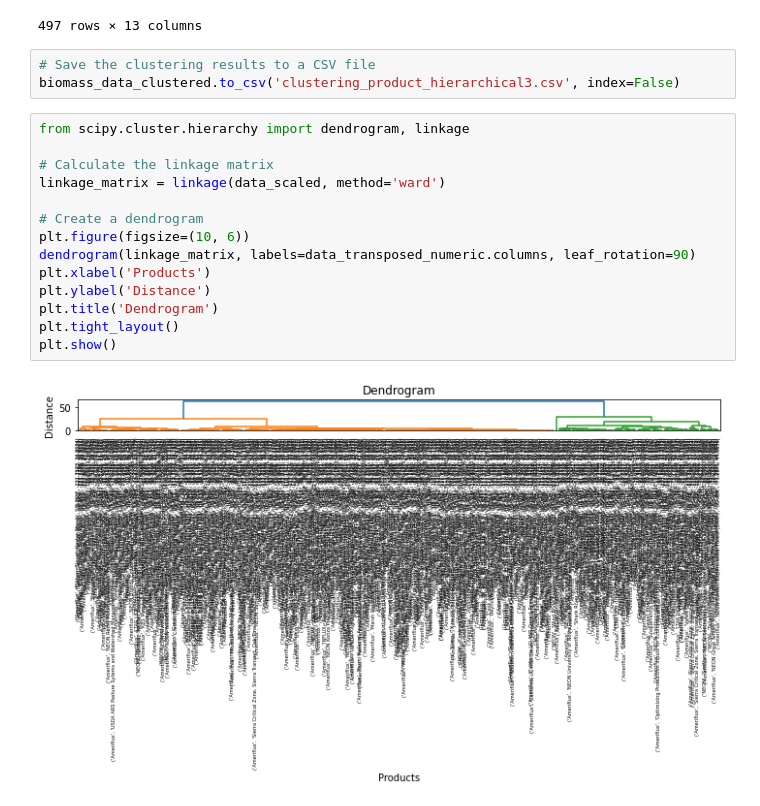
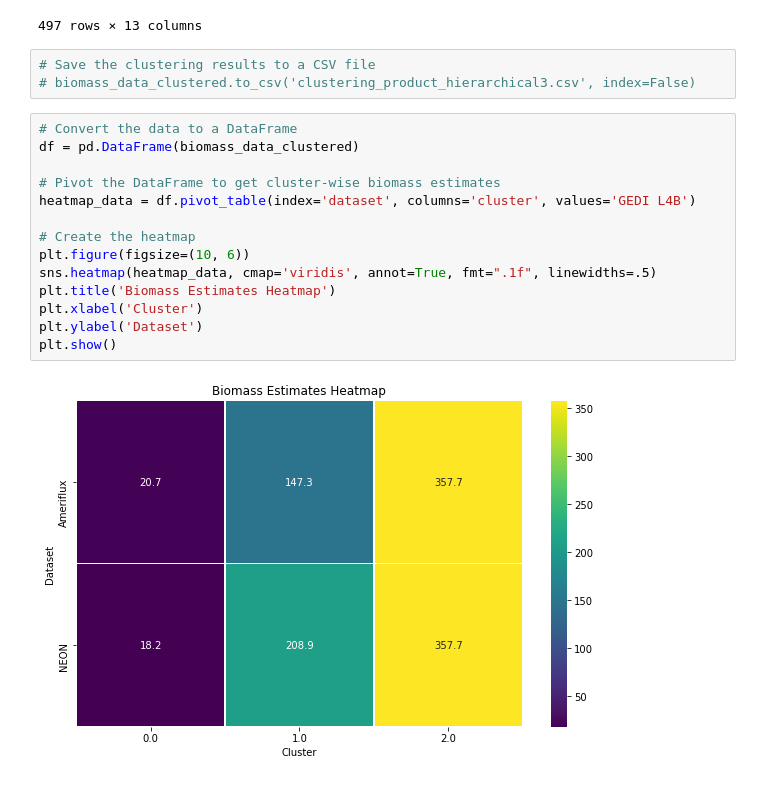
Before and after one commit to aiza-k/ClusterAnalysis, a Jupyter notebook: Clustering_biomass_product.ipynb, the cells around one changed output. Saved outputs shown, nothing was run; the diff lists cells and outputs as text.

Commit message:
added figures for clustering analysis

```diff
--- a/Clustering_biomass_product.ipynb
+++ b/Clustering_biomass_product.ipynb
@@ -106,20 +106,20 @@ biomass_data_clustered
 497 rows × 13 columns
 # %%
 # Save the clustering results to a CSV file
-biomass_data_clustered.to_csv('clustering_product_hierarchical3.csv', index=False)
+# biomass_data_clustered.to_csv('clustering_product_hierarchical3.csv', index=False)
-# %%
-from scipy.cluster.hierarchy import dendrogram, linkage
-
-# Calculate the linkage matrix
-linkage_matrix = linkage(data_scaled, method='ward')
-
-# Create a dendrogram
-plt.figure(figsize=(10, 6))
-dendrogram(linkage_matrix, labels=data_transposed_numeric.columns, leaf_rotation=90)
-plt.xlabel('Products')
-plt.ylabel('Distance')
-plt.title('Dendrogram')
-plt.tight_layout()
-plt.show()
-# %% [output]
-[figure, removed]
+# %%
+# Convert the data to a DataFrame
+df = pd.DataFrame(biomass_data_clustered)
+
+# Pivot the DataFrame to get cluster-wise biomass estimates
+heatmap_data = df.pivot_table(index='dataset', columns='cluster', values='GEDI L4B')
+
+# Create the heatmap
+plt.figure(figsize=(10, 6))
+sns.heatmap(heatmap_data, cmap='viridis', annot=True, fmt=".1f", linewidths=.5)
+plt.title('Biomass Estimates Heatmap')
+plt.xlabel('Cluster')
+plt.ylabel('Dataset')
+plt.show()
+# %% [output]
+[figure, added]
```
Also changed, not shown: parts of 5 cells of this notebook.
